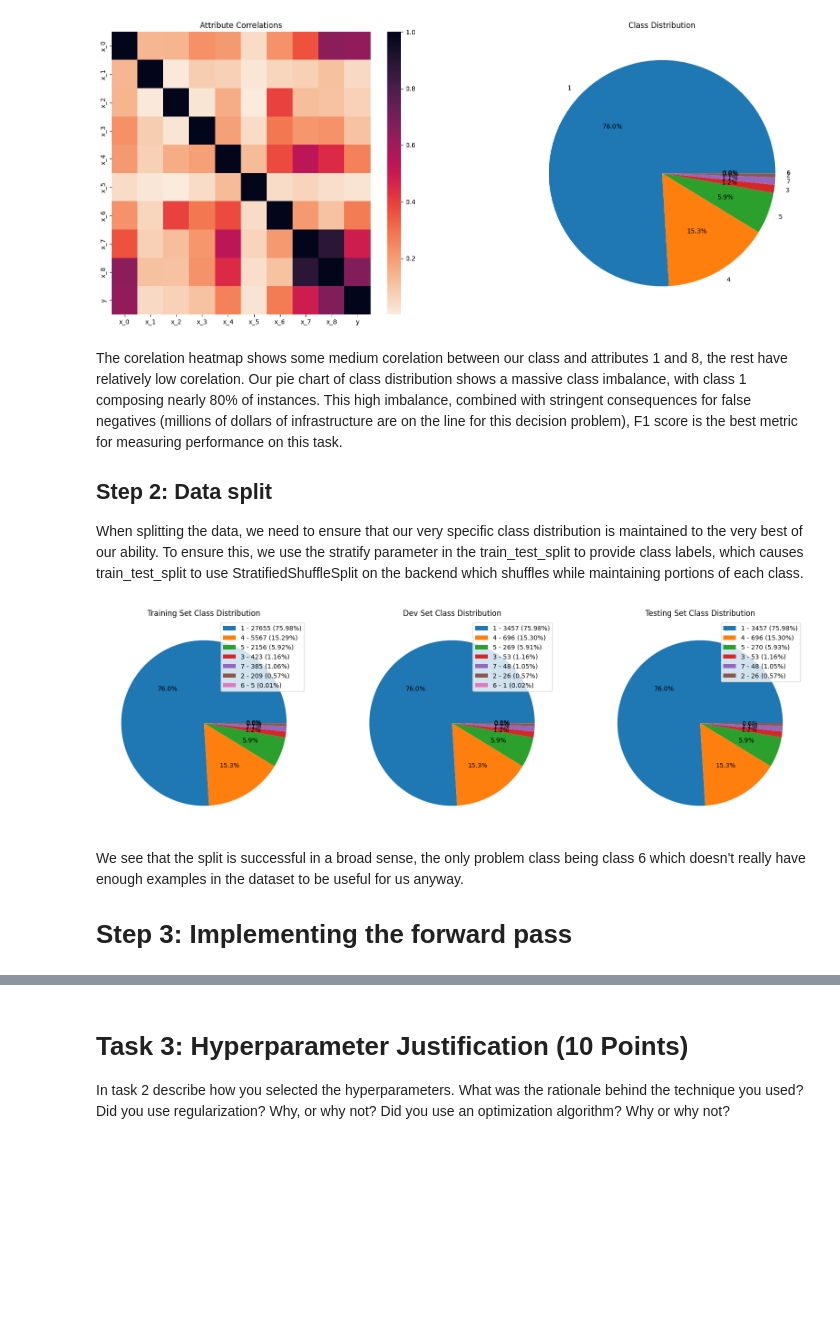
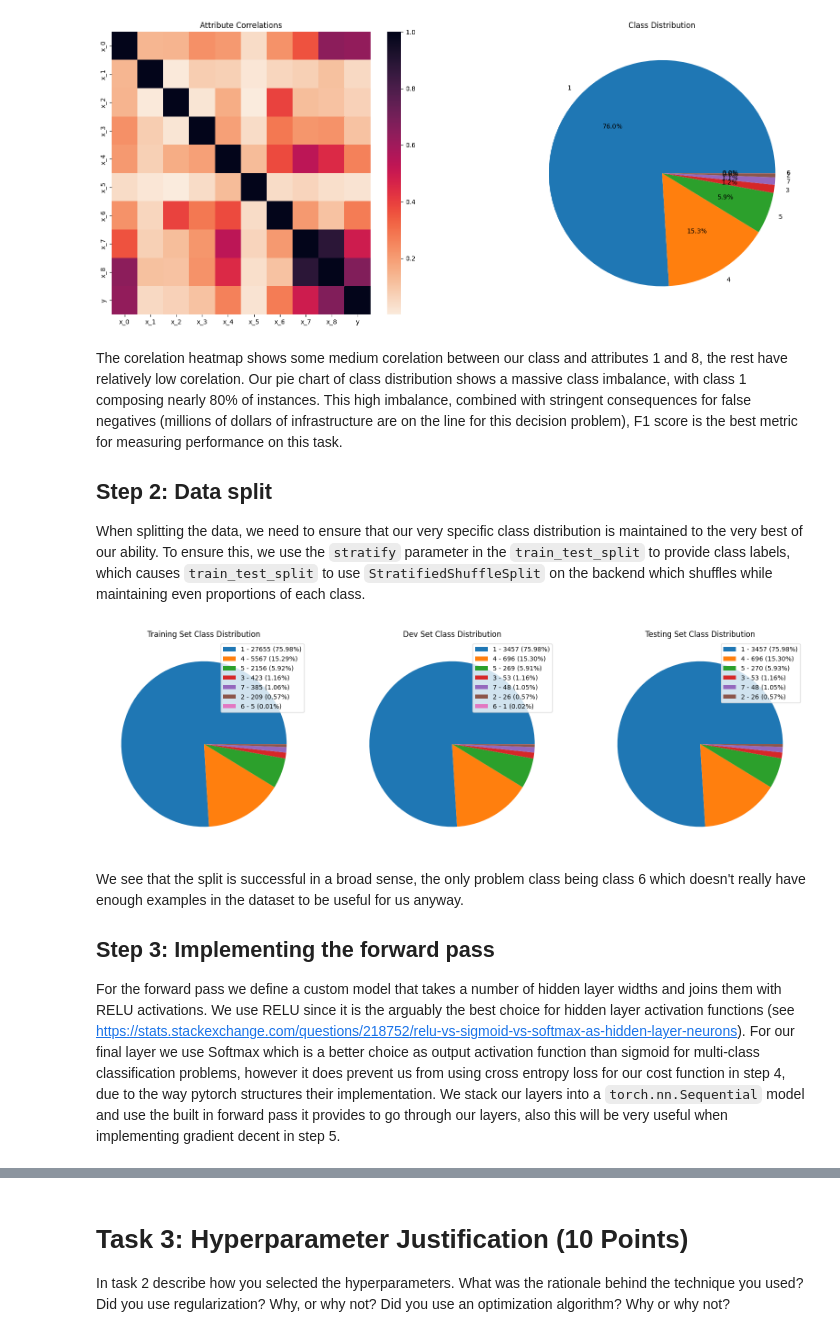
Before and after one commit to James-Oswald/CSCI-6962-Projects-in-ML-AI, a Jupyter notebook: hw3/hw3.ipynb, the cells around one changed output, grey strips where cells are left out. Saved outputs shown, nothing was run; the diff lists cells and outputs as text; code cells hidden in the pictures; blank space fills up the shorter version.

Commit message:
check 1 and forward pass

```diff
--- a/hw3/hw3.ipynb
+++ b/hw3/hw3.ipynb
@@ -70,39 +98,35 @@ The corelation heatmap shows some medium corelation between our class and attrib
 
 ## Step 2: Data split
 
-When splitting the data, we need to ensure that our very specific class distribution is maintained to the very best of our ability. To ensure this, we use the stratify parameter in the train_test_split to provide class labels, which causes train_test_split to use StratifiedShuffleSplit on the backend which shuffles while maintaining portions of each class.
+When splitting the data, we need to ensure that our very specific class distribution is maintained to the very best of our ability. To ensure this, we use the `stratify` parameter in the `train_test_split` to provide class labels, which causes `train_test_split` to use `StratifiedShuffleSplit` on the backend which shuffles while maintaining even proportions of each class.
 # %%
 import math
 import numpy as np
 from sklearn.model_selection import train_test_split
 
 training_percent = 0.8
 testing_percent = 0.1
 assert(0 < training_percent+testing_percent <= 1)
 remainder_size = math.floor((training_percent+testing_percent) * data.shape[0])
 testing_size = math.floor(testing_percent * data.shape[0])
 
 x_dev, x_remainder, y_dev, y_remainder = train_test_split(data[feature_names], data["y"], test_size=remainder_size, stratify=data["y"])
 x_train, x_test, y_train, y_test = train_test_split(x_remainder, y_remainder, test_size=testing_size, stratify=y_remainder)
 
 #demonstrate our datasets have the same class distributions
 fig, ax = plt.subplots(ncols=3, figsize=(20,8))
 
+#plot a pie chart on the given axis breaking down the classes listed in the labels parameter
 def pie_chart(axis_index, name, labels):
     unique_labels = np.transpose(np.unique(labels, return_counts=True))
     sorted_labels = np.transpose(unique_labels[unique_labels[:, 1].argsort()[::-1]])
     ax[axis_index].set_title(name + " Set Class Distribution")
-    slices, texts, _ = ax[axis_index].pie(sorted_labels[1]);
-
+    slices, texts = ax[axis_index].pie(sorted_labels[1]);
     pie_labels = [str(i) + " - {} ({:.2f}%)".format(j , 100*float(j/len(labels))) for i, j in  zip(sorted_labels[0], sorted_labels[1])]
     ax[axis_index].legend(slices, pie_labels)
 
 pie_chart(0, "Training", y_train)
 pie_chart(1, "Dev", y_dev)
 pie_chart(2, "Testing", y_test)
 # %% [output]
-[figure, old version]
+[figure, new version]
-# %% [markdown]
-We see that the split is successful in a broad sense, the only problem class being class 6 which doesn't really have enough examples in the dataset to be useful for us anyway.
-
-# Step 3: Implementing the forward pass
@@ -114,0 +133,6 @@ torch.Tensor()
+# %% [markdown]
+We see that the split is successful in a broad sense, the only problem class being class 6 which doesn't really have enough examples in the dataset to be useful for us anyway.
+
+## Step 3: Implementing the forward pass
+
+For the forward pass we define a custom model that takes a number of hidden layer widths and joins them with RELU activations. We use RELU since it is the arguably the best choice for hidden layer activation functions (see https://stats.stackexchange.com/questions/218752/relu-vs-sigmoid-vs-softmax-as-hidden-layer-neurons). For our final layer we use Softmax which is a better choice as output activation function than sigmoid for multi-class classification problems, however it does prevent us from using cross entropy loss for our cost function in step 4, due to the way pytorch structures their implementation. We stack our layers into a `torch.nn.Sequential` model and use the built in forward pass it provides to go through our layers, also this will be very useful when implementing gradient decent in step 5.
```
Also changed, not shown: parts of 7 cells of this notebook, 1 other file.
